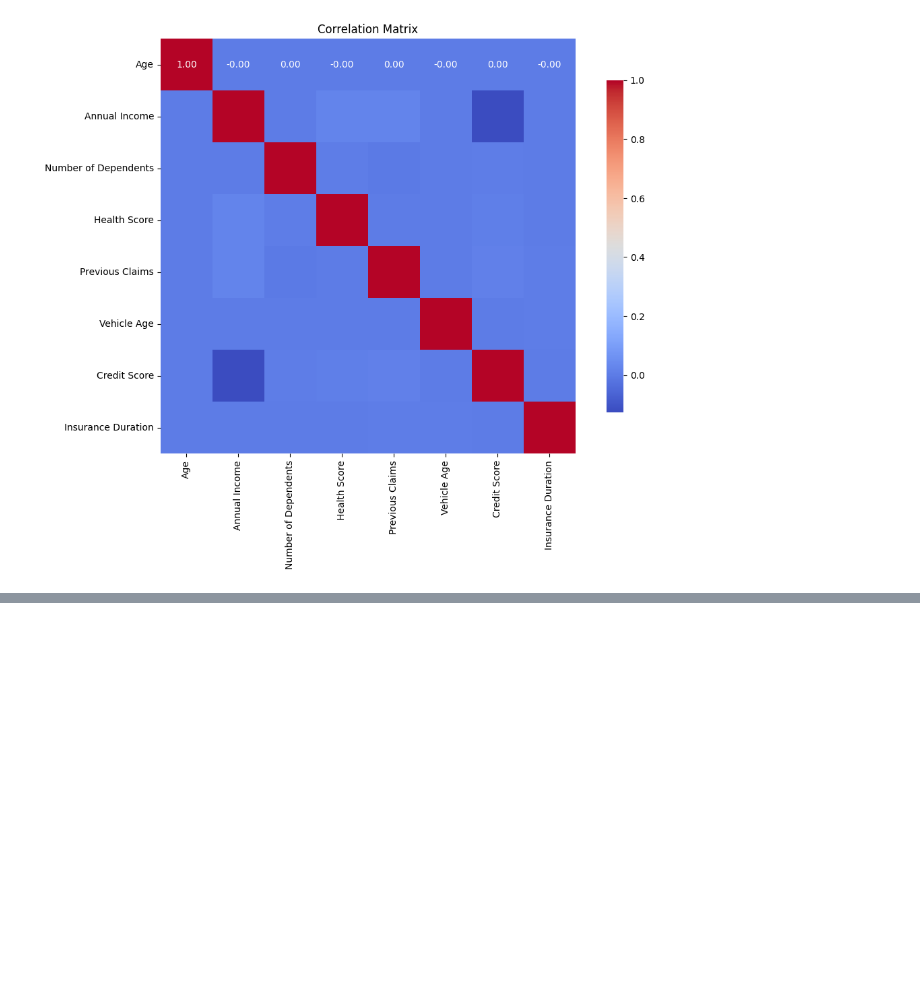
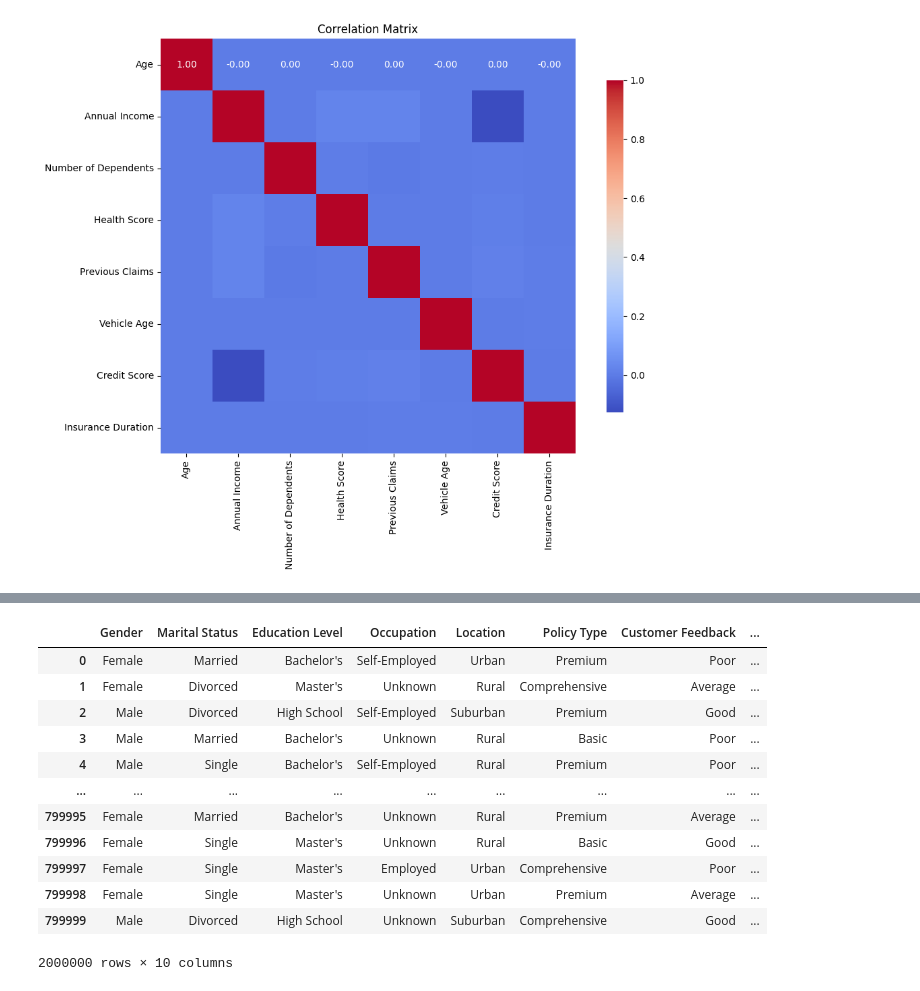
Before and after one commit to timothyafolami/Kaggle-Playground-S4-12, a Jupyter notebook: notebooks/EDA.ipynb, the cells around one changed output, grey strips where cells are left out. Cells and saved outputs as stored; diff of their text form; code cells hidden in the pictures; blank space fills up the shorter version.

```diff
--- a/notebooks/EDA.ipynb
+++ b/notebooks/EDA.ipynb
@@ -546,0 +632,28 @@ visualize_data_distribution(num_data_1)
+# %%
+def cat_data_cleaner(data):
+    """
+    Fills missing values for categorical columns based on specific logic:
+    - 'Marital Status': Replaced with mode.
+    - 'Occupation': Replaced with 'Unknown'.
+    - 'Customer Feedback': Replaced with 'Average'.
+
+    Args:
+        data (pd.DataFrame): The dataset to process.
+
+    Returns:
+        pd.DataFrame: The dataset with missing values replaced.
+    """
+    # Fill 'Marital Status' with mode
+    if 'Marital Status' in data.columns:
+        marital_mode = data['Marital Status'].mode()[0]
+        data['Marital Status'] = data['Marital Status'].fillna(marital_mode)
+
+    # Fill 'Occupation' with 'Unknown'
+    if 'Occupation' in data.columns:
+        data['Occupation'] = data['Occupation'].fillna('Unknown')
+
+    # Fill 'Customer Feedback' with 'Average'
+    if 'Customer Feedback' in data.columns:
+        data['Customer Feedback'] = data['Customer Feedback'].fillna('Average')
+
+    return data
@@ -546,0 +662,16 @@ visualize_data_distribution(num_data_1)
+# %%
+cat_data_1
+# %% [output]
+|  | Gender | Marital Status | Education Level | Occupation | Location | Policy Type | Customer Feedback | ... |
+| 0 | Female | Married | Bachelor's | Self-Employed | Urban | Premium | Poor | ... |
+| 1 | Female | Divorced | Master's | Unknown | Rural | Comprehensive | Average | ... |
+| 2 | Male | Divorced | High School | Self-Employed | Suburban | Premium | Good | ... |
+| 3 | Male | Married | Bachelor's | Unknown | Rural | Basic | Poor | ... |
+| 4 | Male | Single | Bachelor's | Self-Employed | Rural | Premium | Poor | ... |
+| ... | ... | ... | ... | ... | ... | ... | ... | ... |
+| 799995 | Female | Married | Bachelor's | Unknown | Rural | Premium | Average | ... |
+| 799996 | Female | Single | Master's | Unknown | Rural | Basic | Good | ... |
+| 799997 | Female | Single | Master's | Employed | Urban | Comprehensive | Poor | ... |
+| 799998 | Female | Single | Master's | Unknown | Urban | Premium | Average | ... |
+| 799999 | Male | Divorced | High School | Unknown | Suburban | Comprehensive | Good | ... |
+2000000 rows × 10 columns
```
Also changed, not shown: parts of 26 cells of this notebook, 3 other files.
